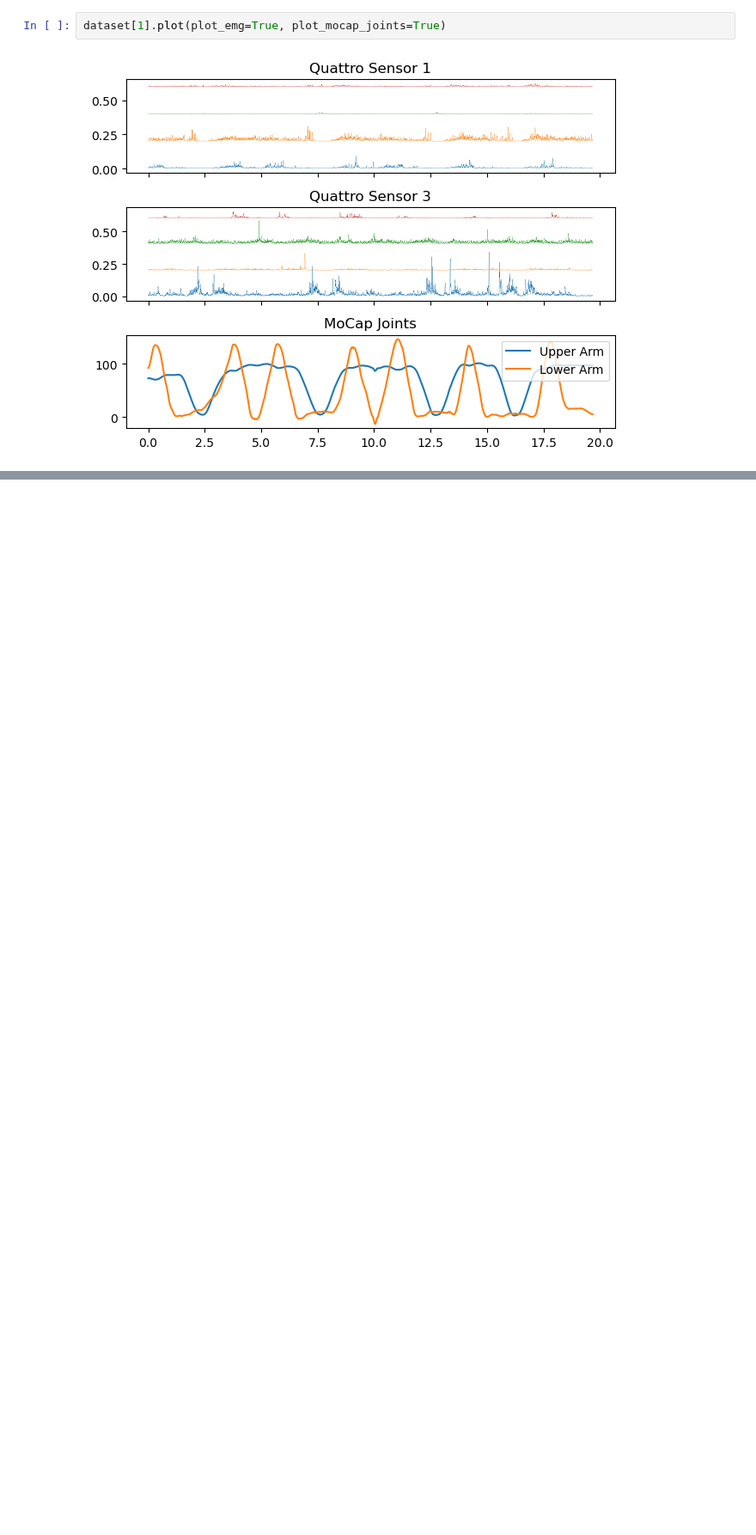
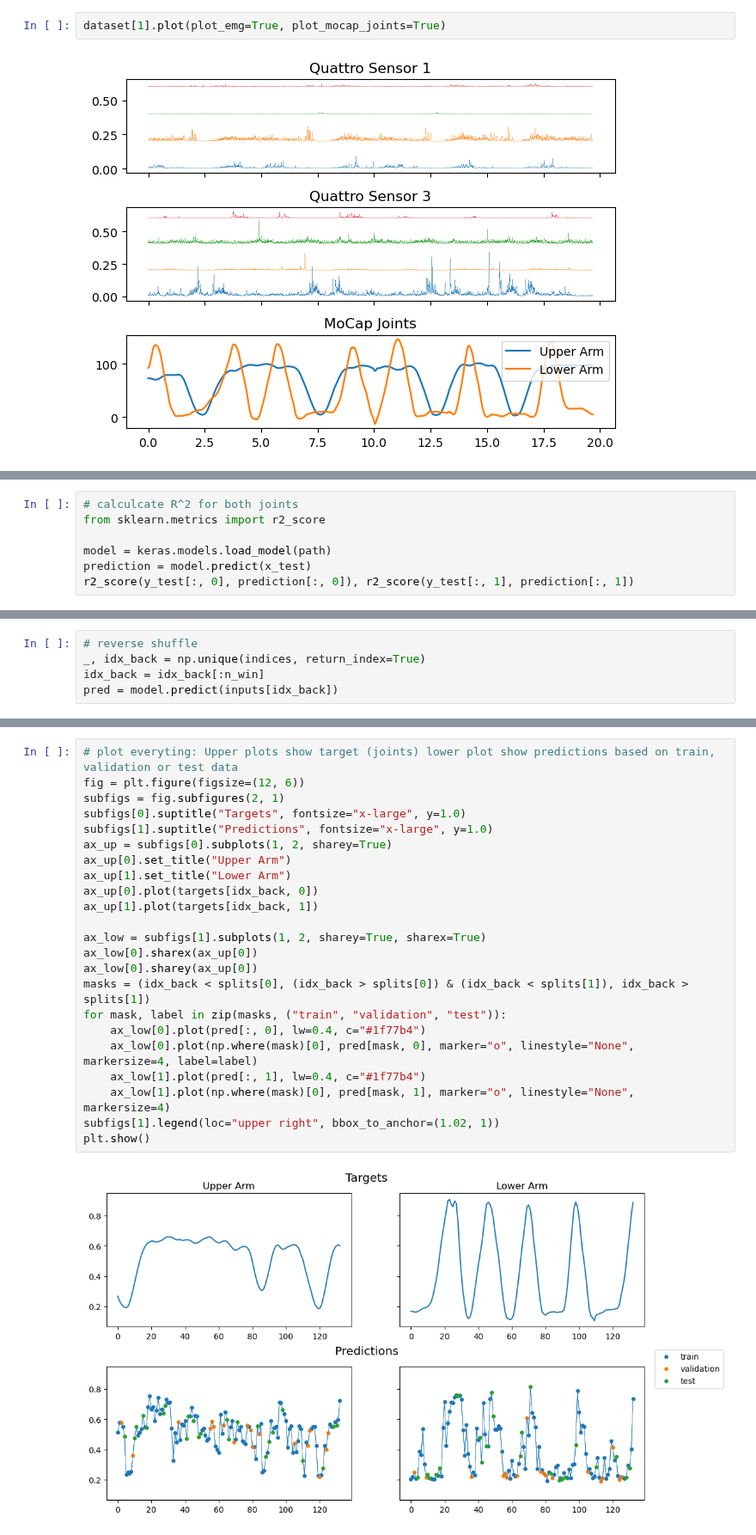
Before and after one commit to gjmm07/Masterthesis, a Jupyter notebook: FirstModel.ipynb, the cells around one changed output, grey strips where cells are left out. Shown at 86% size. Drawn from its saved outputs; the diff is of its cells as text; blank space fills up the shorter version.

```diff
--- a/FirstModel.ipynb
+++ b/FirstModel.ipynb
@@ -45,0 +173,7 @@ joints.shape, emg_data.shape
+# %%
+# calculcate R^2 for both joints
+from sklearn.metrics import r2_score
+
+model = keras.models.load_model(path)
+prediction = model.predict(x_test)
+r2_score(y_test[:, 0], prediction[:, 0]), r2_score(y_test[:, 1], prediction[:, 1])
@@ -45,0 +191,5 @@ joints.shape, emg_data.shape
+# %%
+# reverse shuffle
+_, idx_back = np.unique(indices, return_index=True)
+idx_back = idx_back[:n_win]
+pred = model.predict(inputs[idx_back])
@@ -45,0 +198,25 @@ joints.shape, emg_data.shape
+# %%
+# plot everyting: Upper plots show target (joints) lower plot show predictions based on train, validation or test data
+fig = plt.figure(figsize=(12, 6))
+subfigs = fig.subfigures(2, 1)
+subfigs[0].suptitle("Targets", fontsize="x-large", y=1.0)
+subfigs[1].suptitle("Predictions", fontsize="x-large", y=1.0)
+ax_up = subfigs[0].subplots(1, 2, sharey=True)
+ax_up[0].set_title("Upper Arm")
+ax_up[1].set_title("Lower Arm")
+ax_up[0].plot(targets[idx_back, 0])
+ax_up[1].plot(targets[idx_back, 1])
+
+ax_low = subfigs[1].subplots(1, 2, sharey=True, sharex=True)
+ax_low[0].sharex(ax_up[0])
+ax_low[0].sharey(ax_up[0])
+masks = (idx_back < splits[0], (idx_back > splits[0]) & (idx_back < splits[1]), idx_back > splits[1])
+for mask, label in zip(masks, ("train", "validation", "test")):
+    ax_low[0].plot(pred[:, 0], lw=0.4, c="#1f77b4")
+    ax_low[0].plot(np.where(mask)[0], pred[mask, 0], marker="o", linestyle="None", markersize=4, label=label)
+    ax_low[1].plot(pred[:, 1], lw=0.4, c="#1f77b4")
+    ax_low[1].plot(np.where(mask)[0], pred[mask, 1], marker="o", linestyle="None", markersize=4)
+subfigs[1].legend(loc="upper right", bbox_to_anchor=(1.02, 1))
+plt.show()
+# %% [output]
+[figure, added]
```
Also changed, not shown: parts of 19 cells of this notebook, 3 other files.
